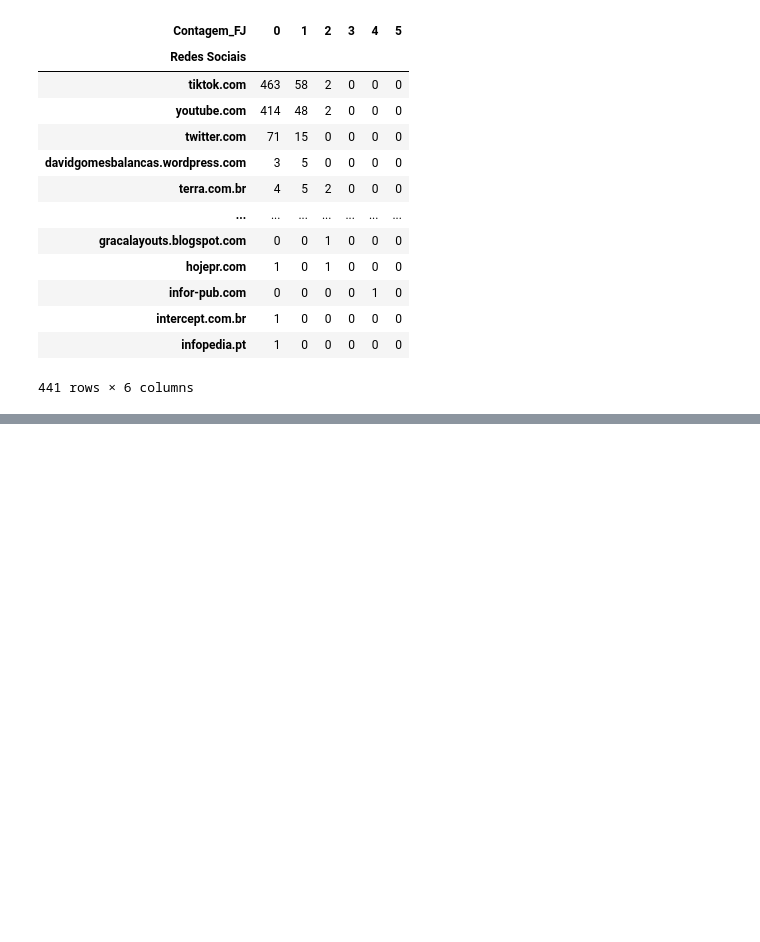
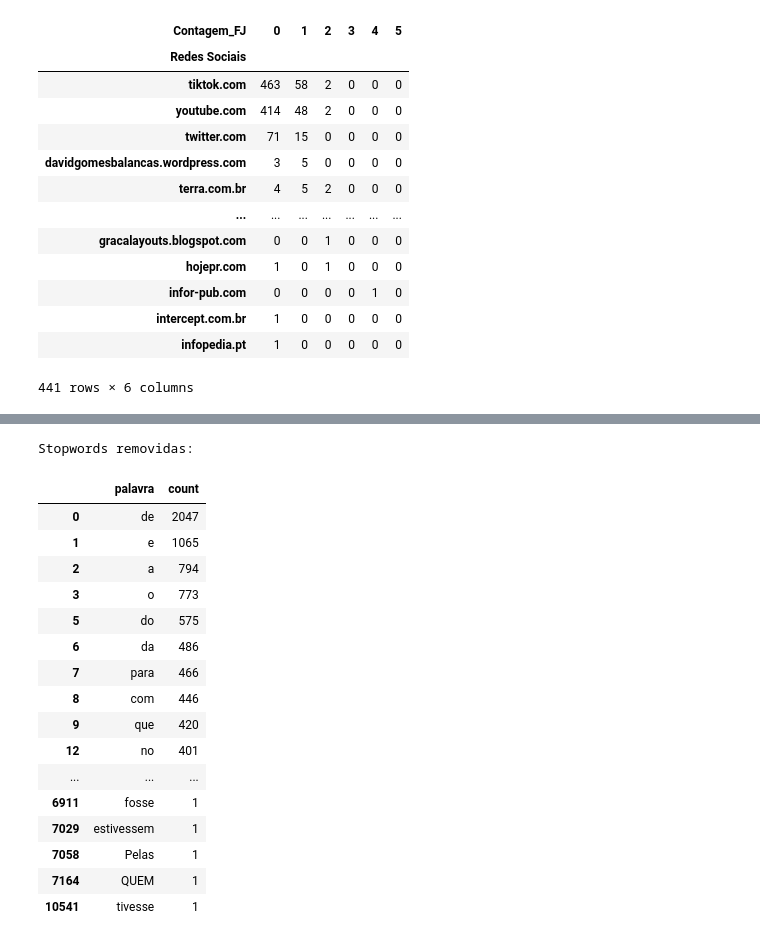
Before and after one commit to Thiag0car/Costume-Trends-Scraper, a Jupyter notebook: Contagem.ipynb, the cells around one changed output, grey strips where cells are left out. Drawn from its saved outputs; the diff is of its cells as text; code cells hidden in the pictures; blank space fills up the shorter version.

```diff
--- a/Contagem.ipynb
+++ b/Contagem.ipynb
@@ -178,0 +186,8 @@ tabela.sort_values(by=1, ascending=False)
+# %%
+dataset = spark.read.csv(r"C:\Users\danyu\Desktop\Trabalho_Savino\Costume-Trends-Scraper\Web Scraping\Redes Sociais Scraping\textos_redes_sociais.csv", header=True, inferSchema=True)
+# %%
+palavras = dataset.select(explode(split(col("Texto", ), " ")).alias("palavra"))
+contagem = palavras.groupBy("palavra").count()
+
+palavras_mais_frequentes = contagem.orderBy(desc("count"))
+palavras_mais_frequentes.show()
@@ -178,0 +217,4 @@ tabela.sort_values(by=1, ascending=False)
+# %%
+nltk.download('stopwords')
+
+stopwords = set(stopwords.words('portuguese'))
@@ -178,0 +225,10 @@ tabela.sort_values(by=1, ascending=False)
+# %%
+palavras_mais_frequentes_df = palavras_mais_frequentes.toPandas()
+
+palavras_sem_stopwords = palavras_mais_frequentes_df[palavras_mais_frequentes_df['palavra'].apply(lambda x: x.lower() not in stopwords)]
+palavras_com_stopwords = palavras_mais_frequentes_df[palavras_mais_frequentes_df['palavra'].apply(lambda x: x.lower() in stopwords)]
+
+palavras_sem_stopwords = palavras_sem_stopwords.sort_values('count', ascending=False)
+palavras_com_stopwords = palavras_com_stopwords.sort_values('count', ascending=False)
+
+pd.set_option('display.max_rows', None)
@@ -178,0 +253,22 @@ tabela.sort_values(by=1, ascending=False)
+# %%
+print("\nStopwords removidas:")
+palavras_com_stopwords
+# %% [output]
+Stopwords removidas:
+|  | palavra | count |
+| 0 | de | 2047 |
+| 1 | e | 1065 |
+| 2 | a | 794 |
+| 3 | o | 773 |
+| 5 | do | 575 |
+| 6 | da | 486 |
+| 7 | para | 466 |
+| 8 | com | 446 |
+| 9 | que | 420 |
+| 12 | no | 401 |
+| ... | ... | ... |
+| 6911 | fosse | 1 |
+| 7029 | estivessem | 1 |
+| 7058 | Pelas | 1 |
+| 7164 | QUEM | 1 |
+| 10541 | tivesse | 1 |
```
Also changed, not shown: parts of 9 cells of this notebook.
